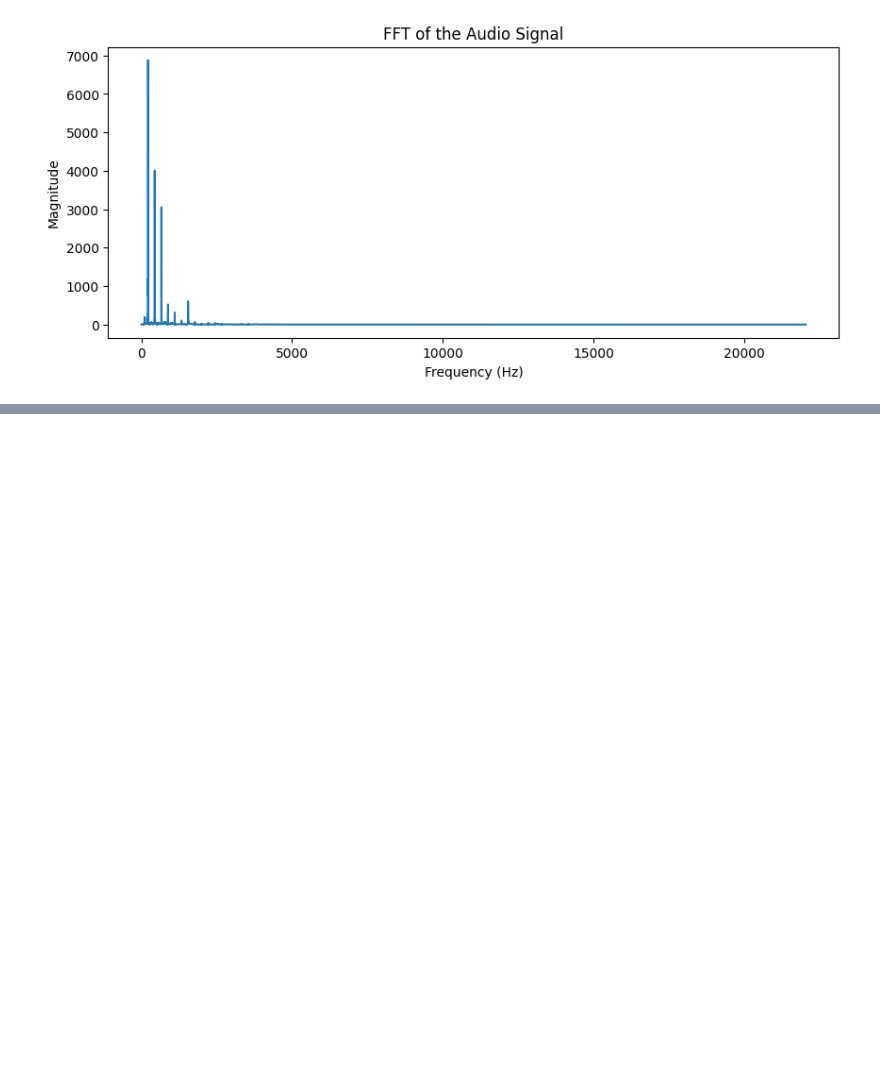
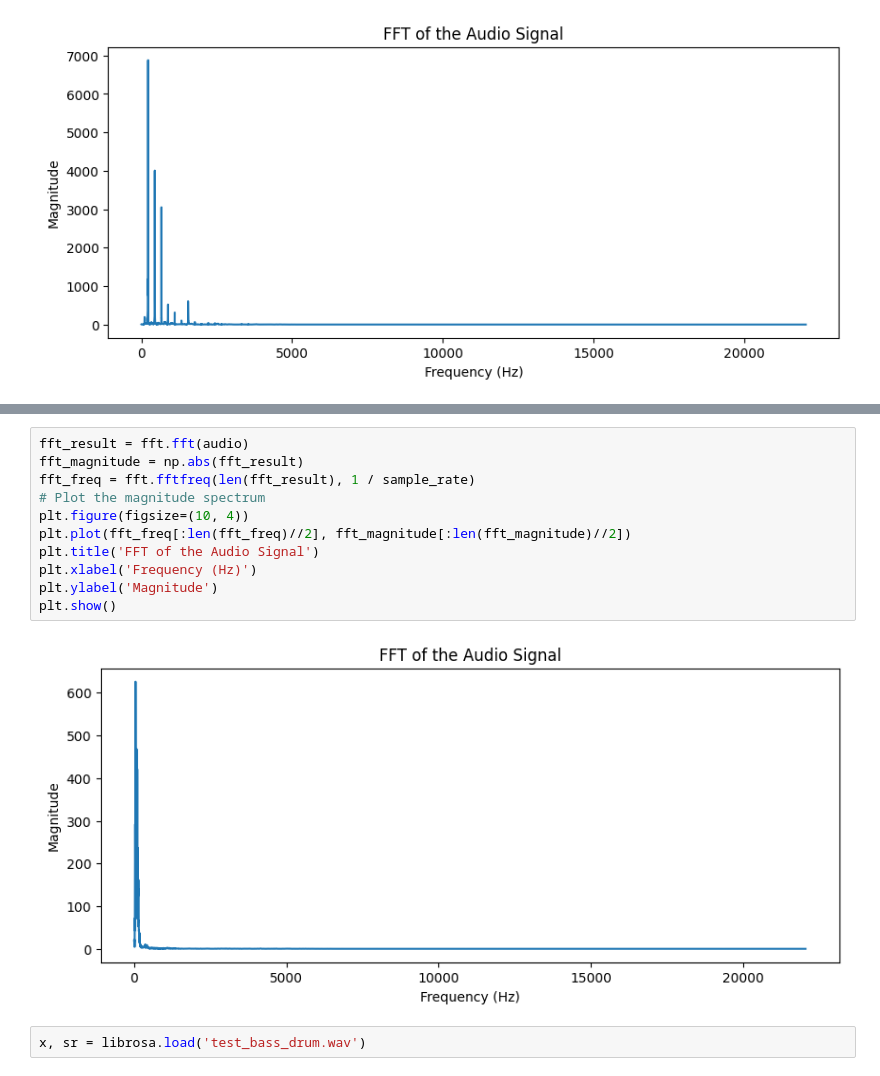
Before and after one commit to NgDucHieus/Audio_classification, a Jupyter notebook: Instrument.ipynb, the cells around one changed output, grey strips where cells are left out. Saved outputs shown, nothing was run; the diff lists cells and outputs as text; blank space fills up the shorter version.

Commit message:
Test model

```diff
--- a/Instrument.ipynb
+++ b/Instrument.ipynb
@@ -87,0 +104,15 @@ plt.show()
+# %%
+fft_result = fft.fft(audio)
+fft_magnitude = np.abs(fft_result)
+fft_freq = fft.fftfreq(len(fft_result), 1 / sample_rate)
+# Plot the magnitude spectrum
+plt.figure(figsize=(10, 4))
+plt.plot(fft_freq[:len(fft_freq)//2], fft_magnitude[:len(fft_magnitude)//2])
+plt.title('FFT of the Audio Signal')
+plt.xlabel('Frequency (Hz)')
+plt.ylabel('Magnitude')
+plt.show()
+# %% [output]
+[figure, added]
+# %%
+x, sr = librosa.load('test_bass_drum.wav')
```
Also changed, not shown: parts of 15 cells of this notebook, 10 other files.
